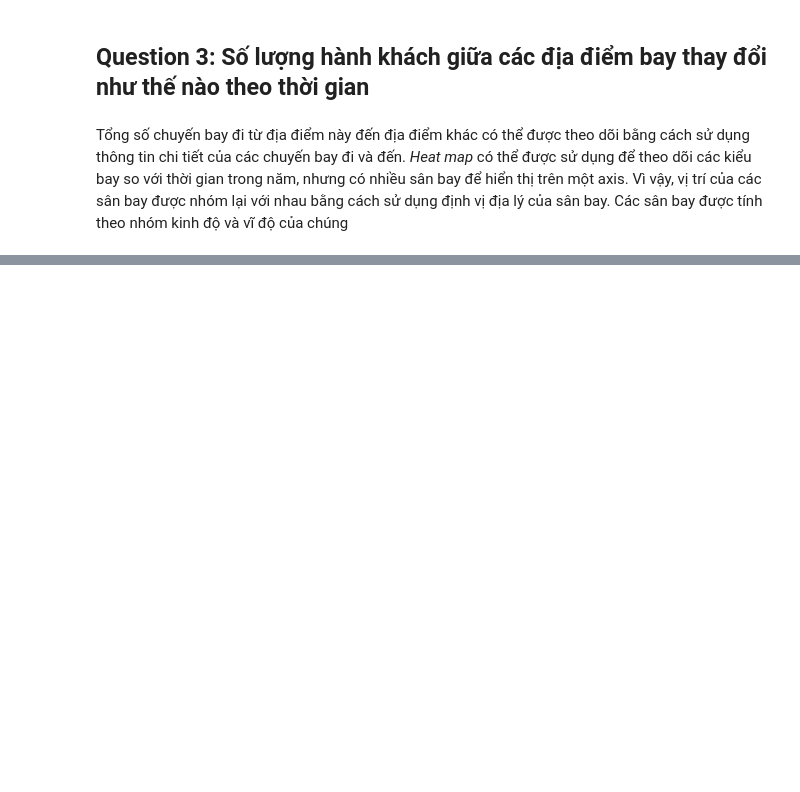
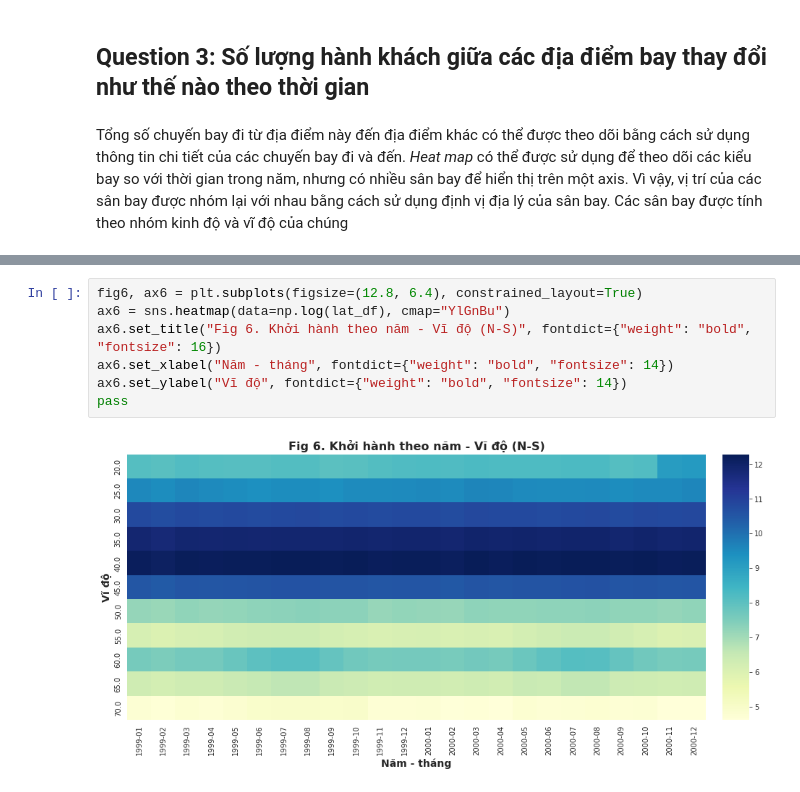
Before and after one commit to Mcuong17/DoanWEB-demo, a Jupyter notebook: Airline_Time_.ipynb, the cells around one changed output, grey strips where cells are left out. Drawn from its saved outputs; the diff is of its cells as text; blank space fills up the shorter version.

```diff
--- a/Airline_Time_.ipynb
+++ b/Airline_Time_.ipynb
@@ -304,0 +297,9 @@ pass
+# %%
+fig6, ax6 = plt.subplots(figsize=(12.8, 6.4), constrained_layout=True)
+ax6 = sns.heatmap(data=np.log(lat_df), cmap="YlGnBu")
+ax6.set_title("Fig 6. Khởi hành theo năm - Vĩ độ (N-S)", fontdict={"weight": "bold", "fontsize": 16})
+ax6.set_xlabel("Năm - tháng", fontdict={"weight": "bold", "fontsize": 14})
+ax6.set_ylabel("Vĩ độ", fontdict={"weight": "bold", "fontsize": 14})
+pass
+# %% [output]
+[figure, added]
```
Also changed, not shown: parts of 12 cells of this notebook.
